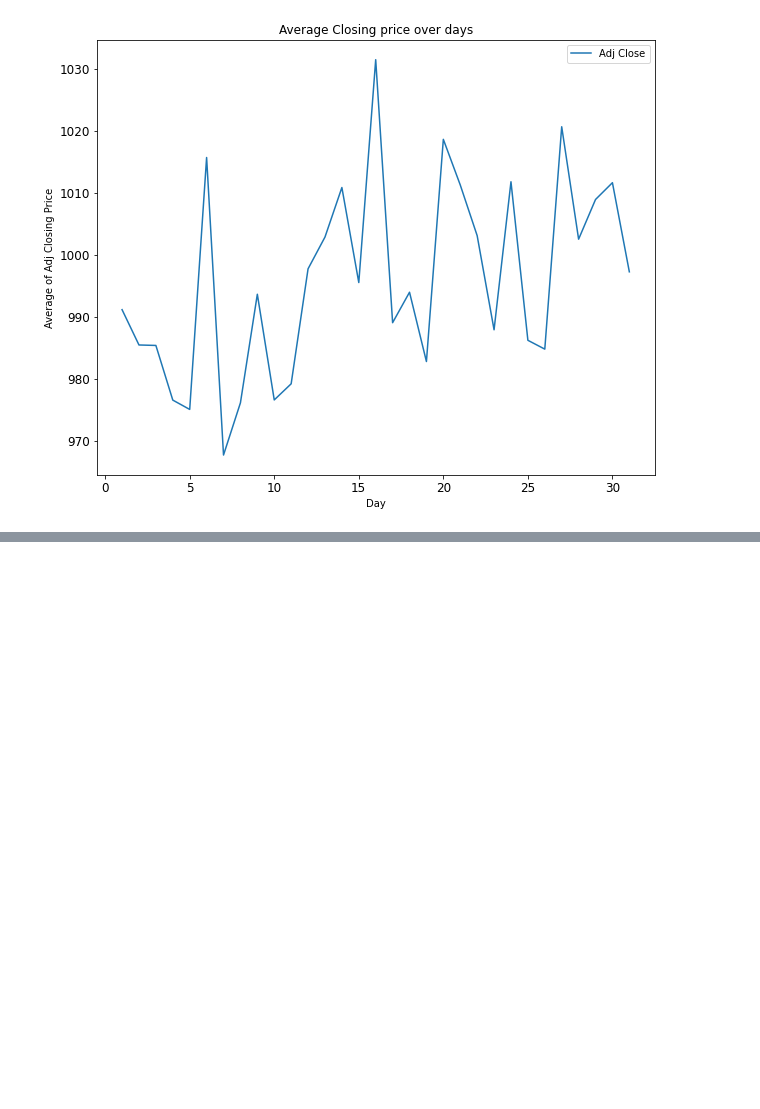
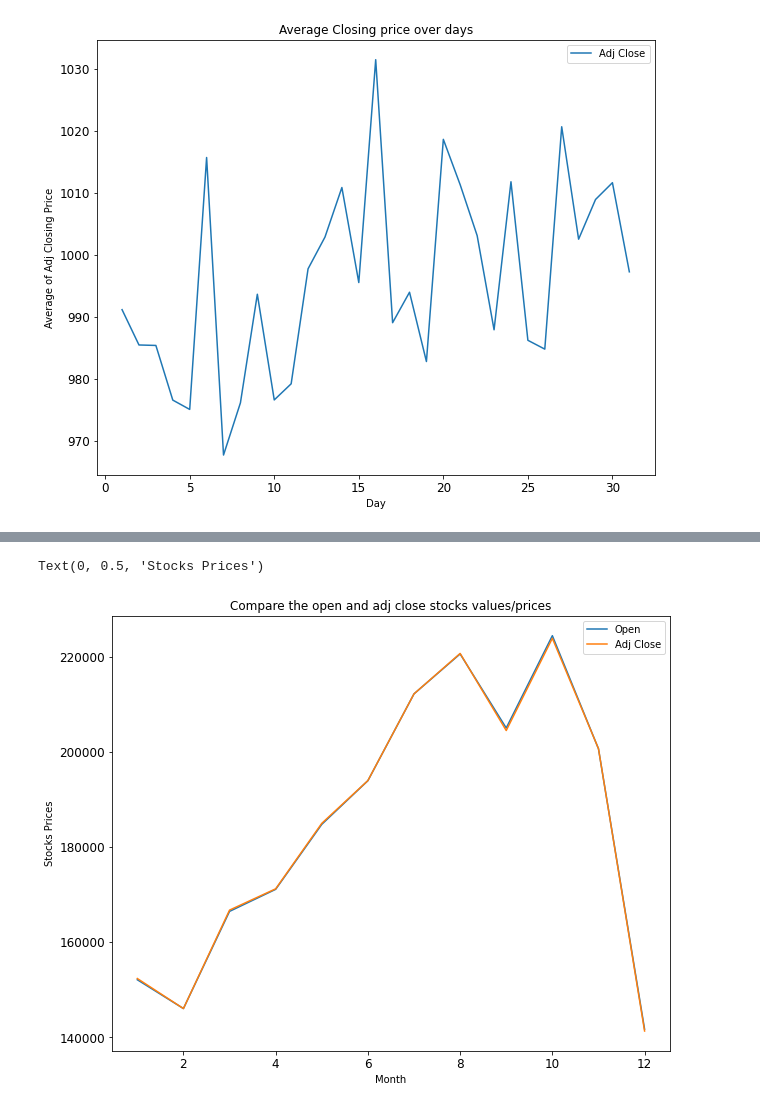
Before and after one commit to brockhuskisson/CIS310, a Jupyter notebook: wk16/Python Stock Market Project-Copy1.ipynb, the cells around one changed output, grey strips where cells are left out. Saved outputs shown, nothing was run; the diff lists cells and outputs as text; code cells hidden in the pictures; blank space fills up the shorter version.

```diff
--- a/wk16/Python Stock Market Project-Copy1.ipynb
+++ b/wk16/Python Stock Market Project-Copy1.ipynb
@@ -513,0 +639,9 @@ Text(0, 0.5, 'Average of Adj Closing Price')
+# %%
+#Compare the open and adj clos values/prices
+data[['Month','Open', 'Adj Close']].groupby('Month').sum().plot(figsize=(10,8), y=['Open','Adj Close' ],
+                                fontsize=12, legend=True,title = "Compare the open and adj close stocks values/prices")
+
+plt.ylabel('Stocks Prices')
+# %% [output]
+Text(0, 0.5, 'Stocks Prices')
+[figure, added]
```
Also changed, not shown: parts of 35 cells of this notebook.
